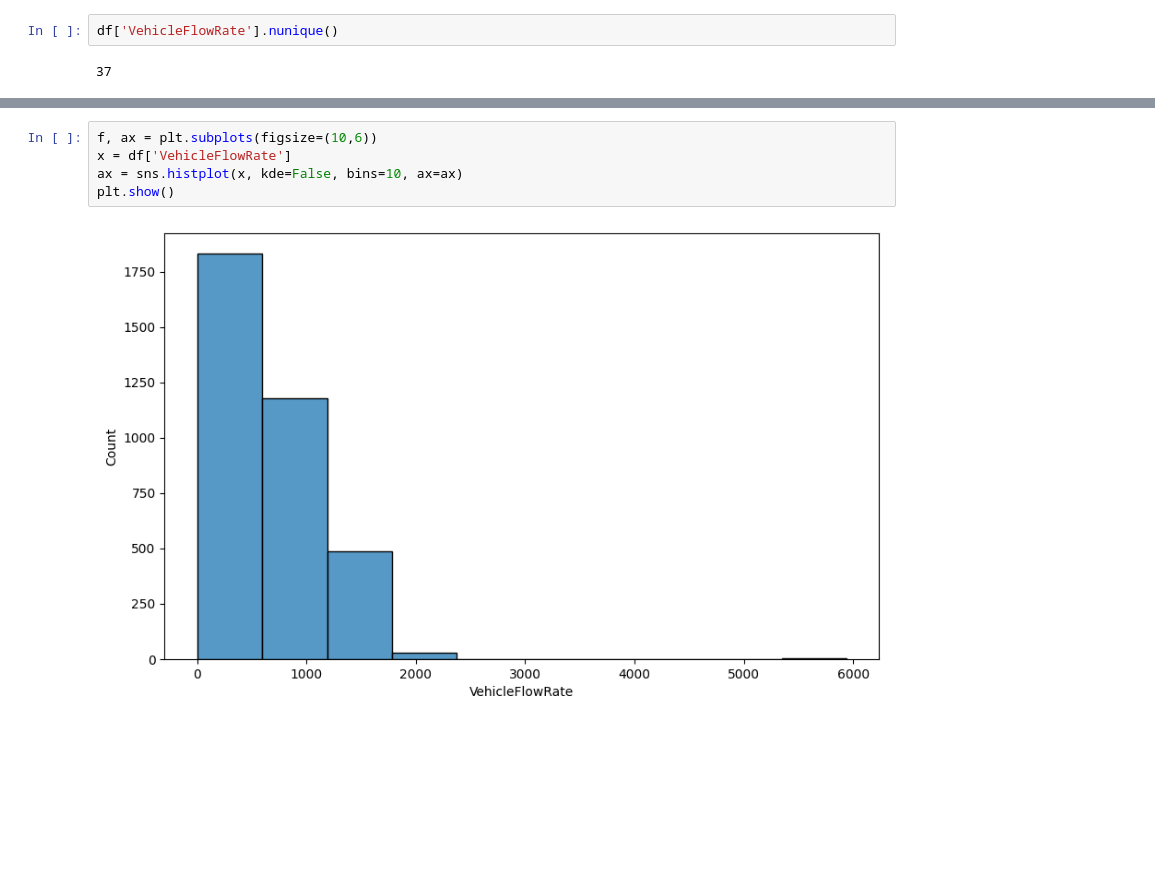
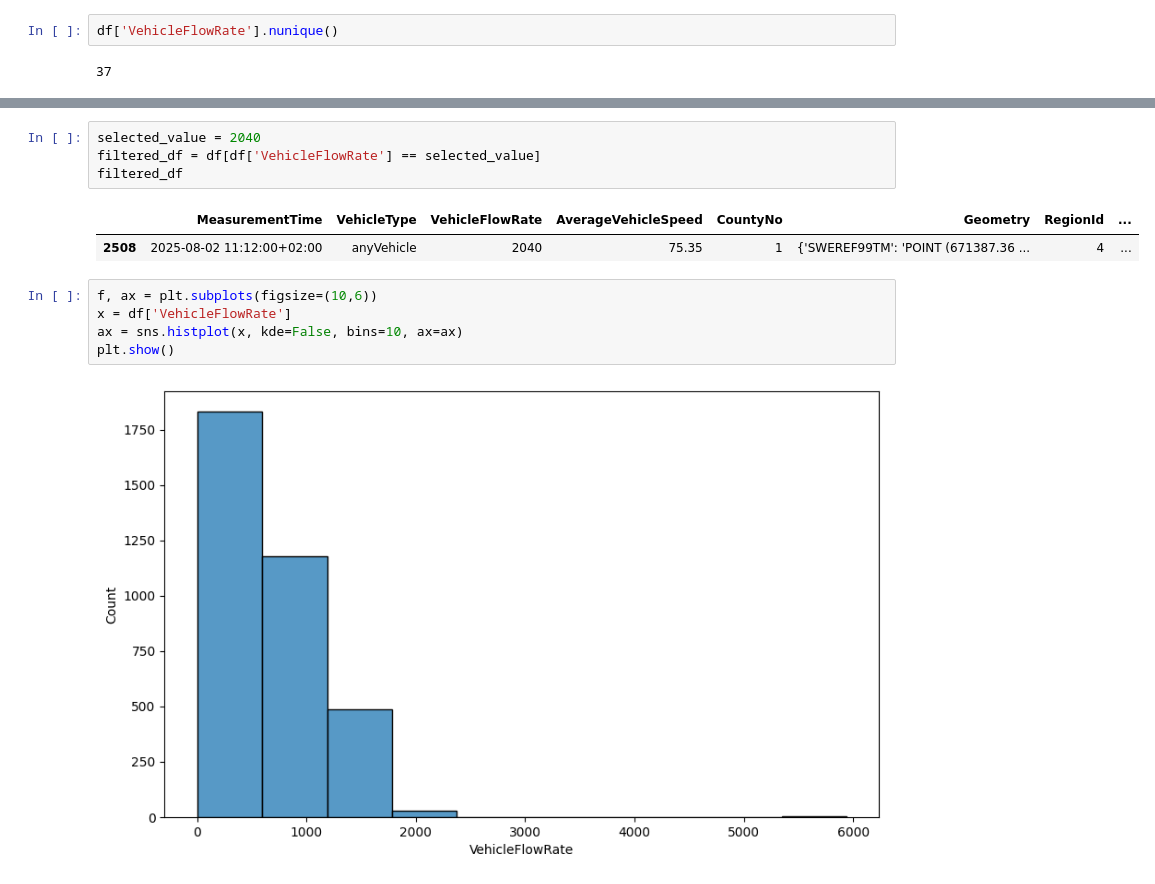
Before and after one commit to Magesh-Babu/Electrification_of_Swedish_Cars, a Jupyter notebook: exploratory_analysis.ipynb, the cells around one changed output, grey strips where cells are left out. Drawn from its saved outputs; the diff is of its cells as text; blank space fills up the shorter version.

```diff
--- a/exploratory_analysis.ipynb
+++ b/exploratory_analysis.ipynb
@@ -120,3 +156,10 @@ df['VehicleFlowRate'].nunique()
+# %%
+selected_value = 2040
+filtered_df = df[df['VehicleFlowRate'] == selected_value]
+filtered_df
+# %% [output]
+|  | MeasurementTime | VehicleType | VehicleFlowRate | AverageVehicleSpeed | CountyNo | Geometry | RegionId | ... |
+| 2508 | 2025-08-02 11:12:00+02:00 | anyVehicle | 2040 | 75.35 | 1 | {'SWEREF99TM': 'POINT (671387.36 ... | 4 | ... |
 # %%
 f, ax = plt.subplots(figsize=(10,6))
 x = df['VehicleFlowRate']
```
Also changed, not shown: parts of 7 cells of this notebook, 5 other files.
